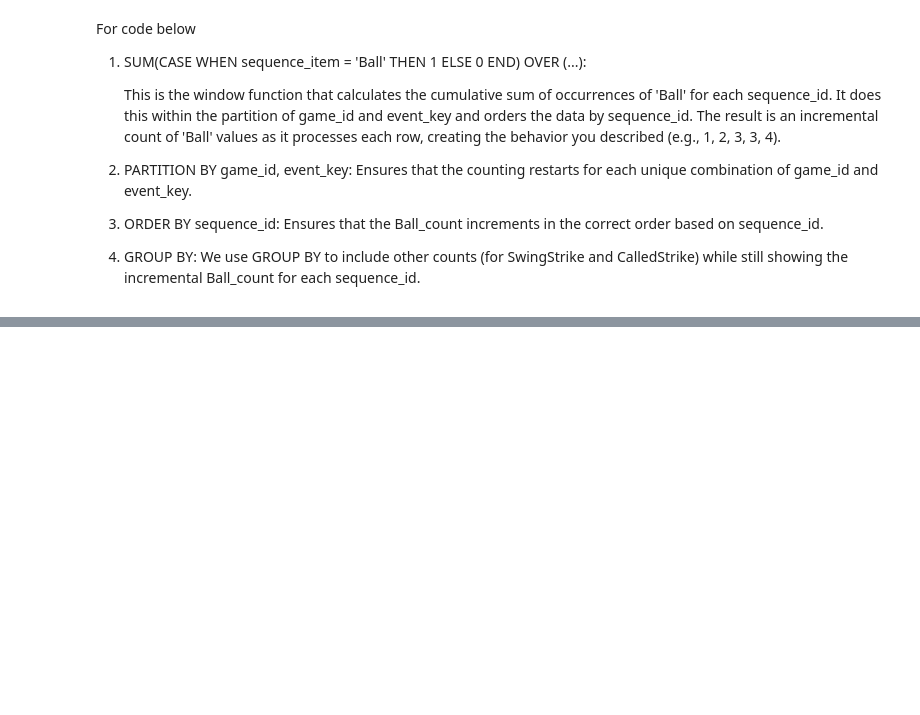
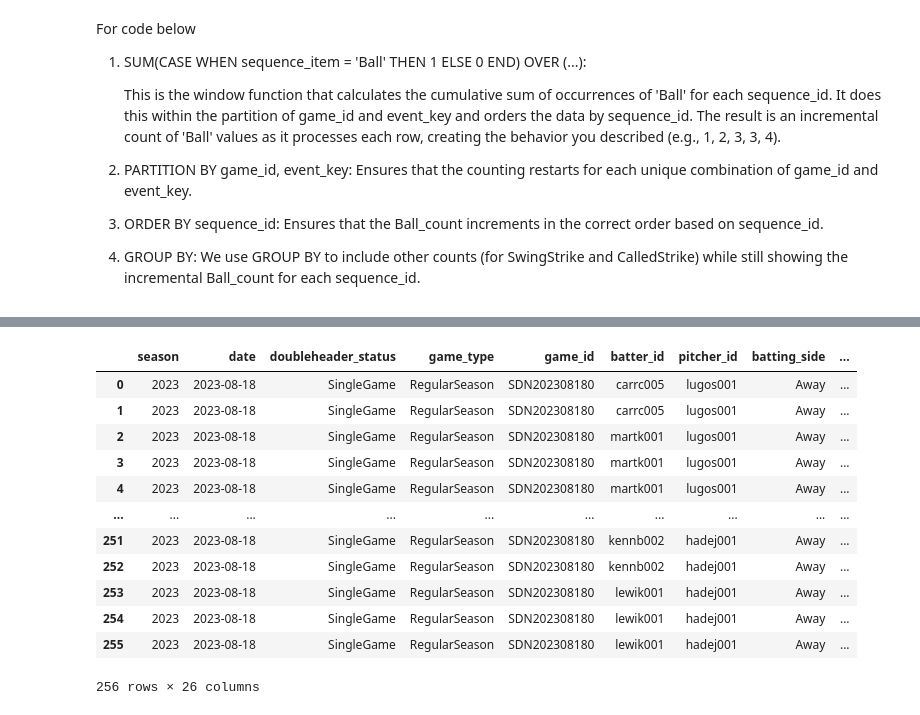
Before and after one commit to dillon-turner/Baseball-Analytics, a Jupyter notebook: Baseball_Intro002.ipynb, the cells around one changed output, grey strips where cells are left out. Cells and saved outputs as stored; diff of their text form; code cells hidden in the pictures; blank space fills up the shorter version.

Commit message:
CountModification
ContinuedModification of the Strike Count

```diff
--- a/Baseball_Intro002.ipynb
+++ b/Baseball_Intro002.ipynb
@@ -232,0 +251,28 @@ df
+# %%
+import numpy as np
+
+foulOut = ['FoulBunt', 'FoulTip', 'FoulTipBunt']
+foul = ['Foul', 'FoulBunt', 'FoulOnPitchout', 'FoulTip', 'FoulTipBunt']
+nonStrike = ['Ball', 'Pitchout', 'IntentionalBall', 'InPlay', 'InPlayOnPitchout', 'HitByPitch','NoPitch', 'PickoffAttemptFirst', 'PickoffAttemptSecond', 'PickoffAttemptThird']
+
+df['StrikeCount2'] = df.groupby(['game_id', 'event_key'])['StrikeCount2'].transform(
+   lambda x: np.where((x < 2) & (df.loc[x.index, 'sequence_item'].isin(foul)), x + 1,
+          np.where((x == 2) & (df.loc[x.index, 'sequence_item'].isin(foulOut)), 3.0,
+                   np.where((x.isin([1,2])) & (df.loc[x.index, 'sequence_item'].isin(nonStrike)), x.shift(1),
+                            np.where((x == 0) & (df.loc[x.index, 'sequence_item'].isin(nonStrike)), 0, x)))))
+
+df
+# %% [output]
+|  | season | date | doubleheader_status | game_type | game_id | batter_id | pitcher_id | batting_side | ... |
+| 0 | 2023 | 2023-08-18 | SingleGame | RegularSeason | SDN202308180 | carrc005 | lugos001 | Away | ... |
+| 1 | 2023 | 2023-08-18 | SingleGame | RegularSeason | SDN202308180 | carrc005 | lugos001 | Away | ... |
+| 2 | 2023 | 2023-08-18 | SingleGame | RegularSeason | SDN202308180 | martk001 | lugos001 | Away | ... |
+| 3 | 2023 | 2023-08-18 | SingleGame | RegularSeason | SDN202308180 | martk001 | lugos001 | Away | ... |
+| 4 | 2023 | 2023-08-18 | SingleGame | RegularSeason | SDN202308180 | martk001 | lugos001 | Away | ... |
+| ... | ... | ... | ... | ... | ... | ... | ... | ... | ... |
+| 251 | 2023 | 2023-08-18 | SingleGame | RegularSeason | SDN202308180 | kennb002 | hadej001 | Away | ... |
+| 252 | 2023 | 2023-08-18 | SingleGame | RegularSeason | SDN202308180 | kennb002 | hadej001 | Away | ... |
+| 253 | 2023 | 2023-08-18 | SingleGame | RegularSeason | SDN202308180 | lewik001 | hadej001 | Away | ... |
+| 254 | 2023 | 2023-08-18 | SingleGame | RegularSeason | SDN202308180 | lewik001 | hadej001 | Away | ... |
+| 255 | 2023 | 2023-08-18 | SingleGame | RegularSeason | SDN202308180 | lewik001 | hadej001 | Away | ... |
+256 rows × 26 columns
```
Also changed, not shown: parts of 7 cells of this notebook.
